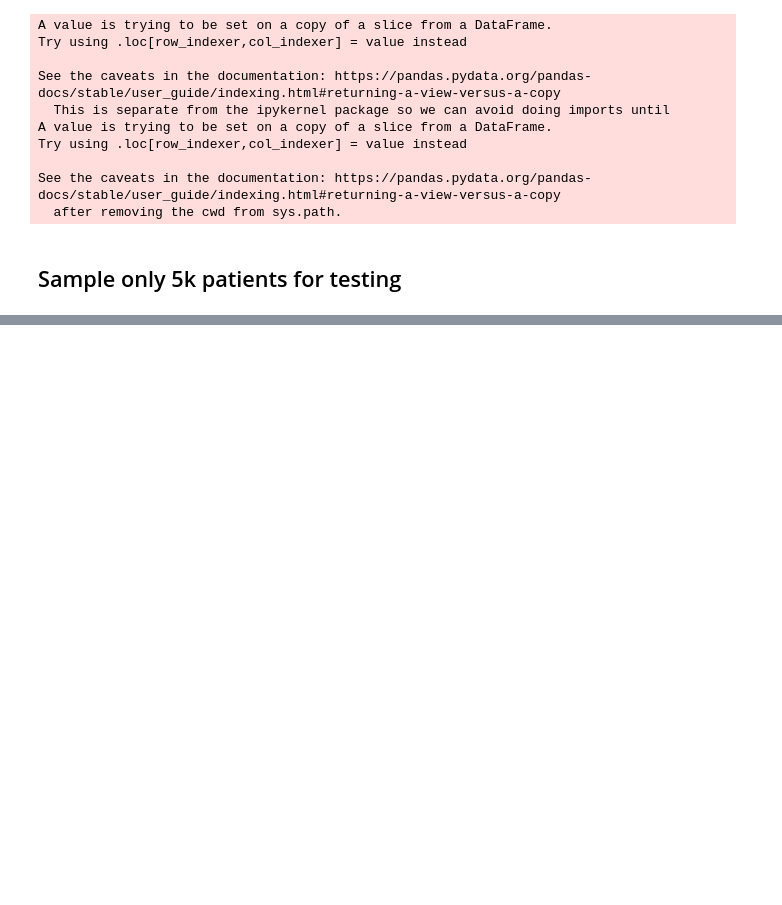
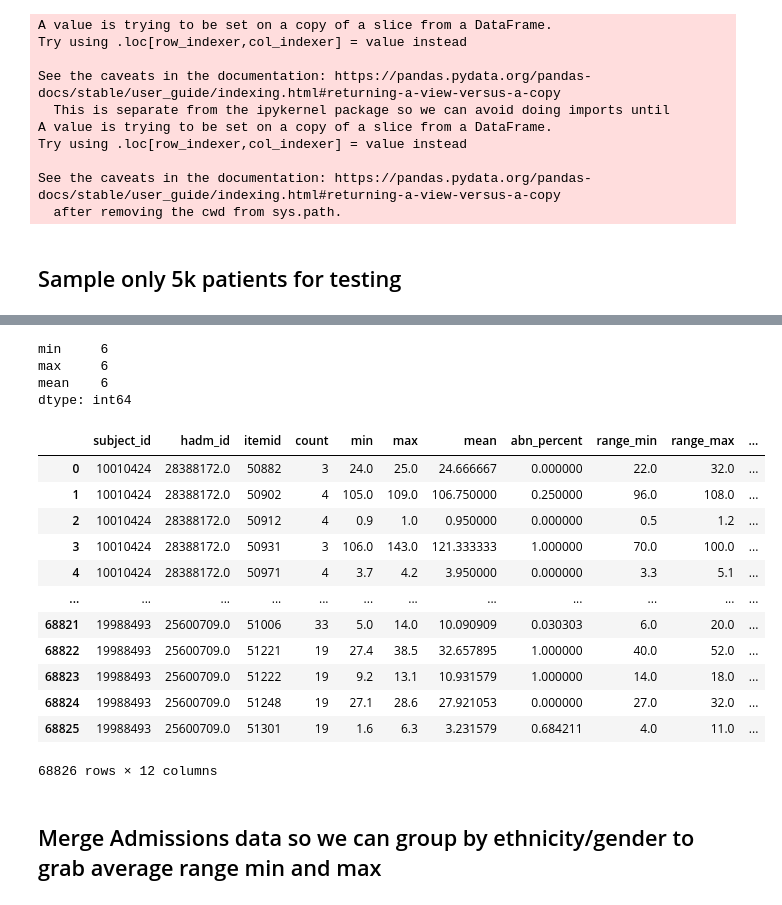
Before and after one commit to brandoncryu/disease_prediction, a Jupyter notebook: Generate Sample Patients.ipynb, the cells around one changed output, grey strips where cells are left out. Saved outputs shown, nothing was run; the diff lists cells and outputs as text; code cells hidden in the pictures; blank space fills up the shorter version.

```diff
--- a/Generate Sample Patients.ipynb
+++ b/Generate Sample Patients.ipynb
@@ -50,0 +310,14 @@ Name: subject_id, dtype: int64
+# %%
+lab_events_sampled_sub_grouped.reset_index(inplace = True)
+lab_events_sampled_sub_grouped.columns = ['subject_id', 'hadm_id', 'itemid', 'count', 'min', 'max', 'mean', 'abn_percent', 'range_min', 'range_max']
+# 'comments',
+# %%
+# lab_events_sampled_sub_grouped[lab_events_sampled_sub_grouped['itemid'] == 51221]
+
+missing_vals = lab_events_sampled_sub_grouped.isnull().sum(axis = 0)
+missing_vals[missing_vals > 0].sort_values()
+# %% [output]
+min     6
+max     6
+mean    6
+dtype: int64
@@ -50,0 +328,18 @@ Name: subject_id, dtype: int64
+# %%
+lab_events_sampled_sub_grouped
+# %% [output]
+|  | subject_id | hadm_id | itemid | count | min | max | mean | abn_percent | range_min | range_max | ... |
+| 0 | 10010424 | 28388172.0 | 50882 | 3 | 24.0 | 25.0 | 24.666667 | 0.000000 | 22.0 | 32.0 | ... |
+| 1 | 10010424 | 28388172.0 | 50902 | 4 | 105.0 | 109.0 | 106.750000 | 0.250000 | 96.0 | 108.0 | ... |
+| 2 | 10010424 | 28388172.0 | 50912 | 4 | 0.9 | 1.0 | 0.950000 | 0.000000 | 0.5 | 1.2 | ... |
+| 3 | 10010424 | 28388172.0 | 50931 | 3 | 106.0 | 143.0 | 121.333333 | 1.000000 | 70.0 | 100.0 | ... |
+| 4 | 10010424 | 28388172.0 | 50971 | 4 | 3.7 | 4.2 | 3.950000 | 0.000000 | 3.3 | 5.1 | ... |
+| ... | ... | ... | ... | ... | ... | ... | ... | ... | ... | ... | ... |
+| 68821 | 19988493 | 25600709.0 | 51006 | 33 | 5.0 | 14.0 | 10.090909 | 0.030303 | 6.0 | 20.0 | ... |
+| 68822 | 19988493 | 25600709.0 | 51221 | 19 | 27.4 | 38.5 | 32.657895 | 1.000000 | 40.0 | 52.0 | ... |
+| 68823 | 19988493 | 25600709.0 | 51222 | 19 | 9.2 | 13.1 | 10.931579 | 1.000000 | 14.0 | 18.0 | ... |
+| 68824 | 19988493 | 25600709.0 | 51248 | 19 | 27.1 | 28.6 | 27.921053 | 0.000000 | 27.0 | 32.0 | ... |
+| 68825 | 19988493 | 25600709.0 | 51301 | 19 | 1.6 | 6.3 | 3.231579 | 0.684211 | 4.0 | 11.0 | ... |
+68826 rows × 12 columns
+# %% [markdown]
+## Merge Admissions data so we can group by ethnicity/gender to grab average range min and max
```
Also changed, not shown: parts of 52 cells of this notebook, 1 other file.
